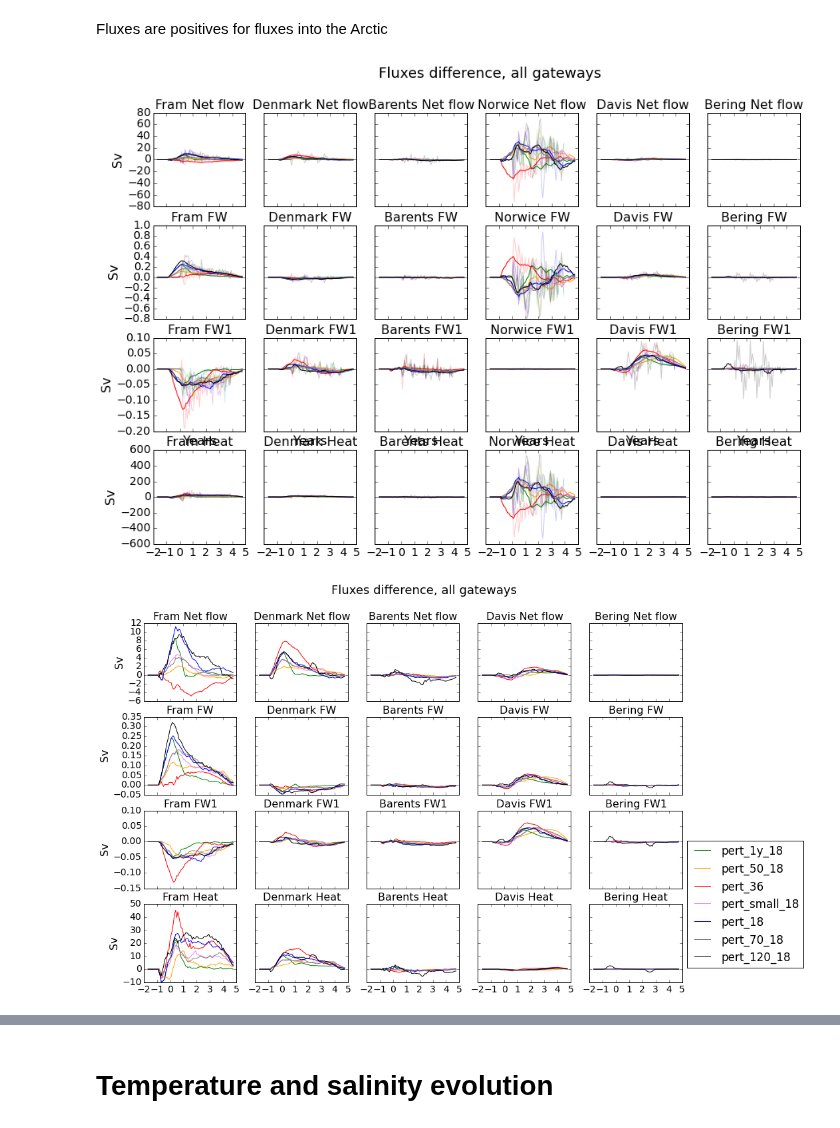
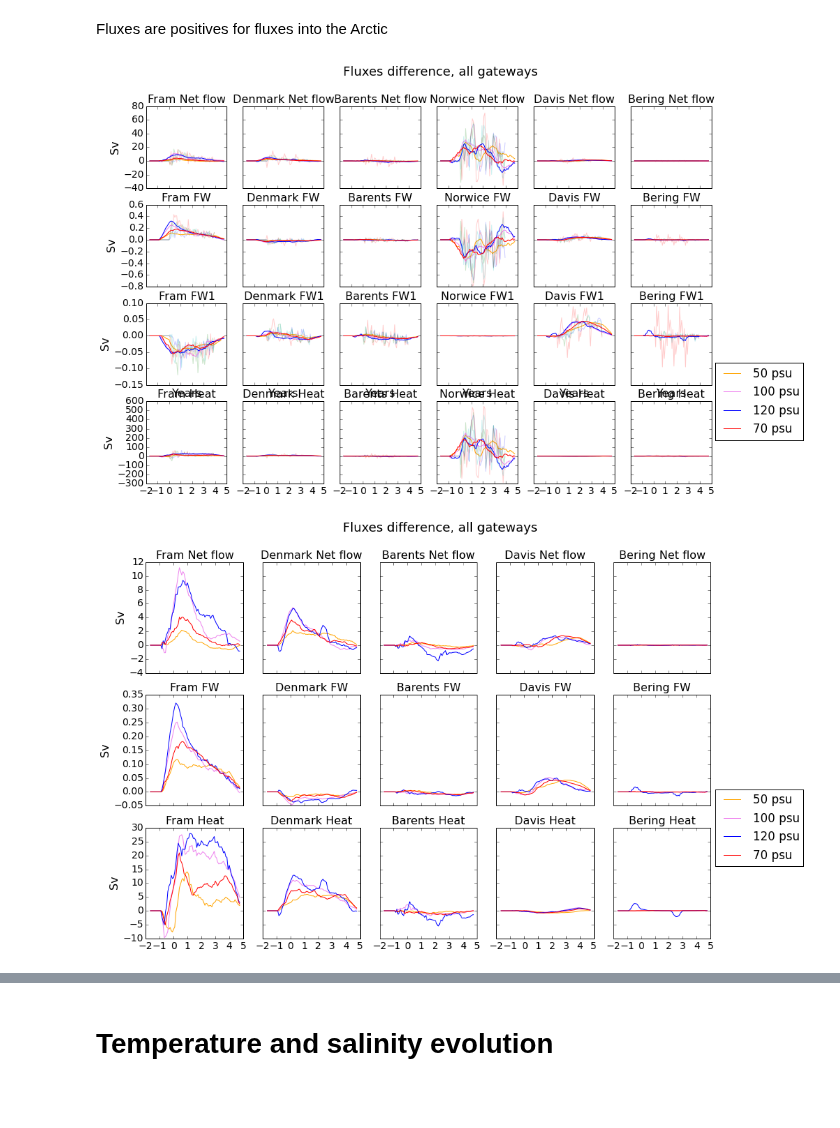
Before and after one commit to AlessandroMozzato/notebooks, a Jupyter notebook: Perturbation-comparison.ipynb, the cells around one changed output, grey strips where cells are left out. Saved outputs shown, nothing was run; the diff lists cells and outputs as text; code cells hidden in the pictures; blank space fills up the shorter version.

```diff
--- a/Perturbation-comparison.ipynb
+++ b/Perturbation-comparison.ipynb
@@ -354,5 +363,11 @@ pert_dic = {"pert_18" : {"const" : pert_const_18, "bench" : pert_bench_18} ,\
             "pert_small_18" : {"const" : pert_small_18, "bench" : pert_bench_18}}
 pert_col = {"pert_18" : 'blue' , 'pert_36' : 'red', 'pert_1y_18' : 'green', "pert_50_18" : 'orange' , \
             "pert_70_18" : 'grey' , "pert_120_18" : 'black', "pert_small_18" : 'violet'}
+# %%
+pert_conc = {"100 psu" : {"const" : pert_const_18, "bench" : pert_bench_18} ,\
+           "50 psu" : {"const" : pert_50_18, "bench" : pert_bench_18},\
+           "70 psu" : {"const" : pert_70_18, "bench" : pert_bench_18},\
+           "120 psu" : {"const" : pert_120_18, "bench" : pert_bench_18},}
+pert_conc_col = { "120 psu" : 'blue', "100 psu" : 'violet' , "70 psu" : 'red', "50 psu" : 'orange'}
 # %%
 # Plot sea surface elevation per regions
@@ -436,7 +462,7 @@ Most of the flux seems to go through Fram strait, very little through Barents st
 # %% [markdown]
 Fluxes are positives for fluxes into the Arctic
 # %%
-def plot_flux_total_diff(dic):
+def plot_flux_total_diff(dic,col_dic):
     # this function is meant to plot monitor variables
     fluxes = ['FluxSum','FluxSumFW','FluxSumFW1','FluxSumT']#
     variables = ['Fram','Denmark','Barents','Norwice','Davis','Bering']
@@ -444,41 +470,42 @@ def plot_flux_total_diff(dic):
     flux_titles = {'FluxSumFW' : 'FW','FluxSumFW1' : 'FW1','FluxSumS' : 'S', 'FluxSumT':'Heat', \
                    'FluxInSum' : 'Inflow','FluxOutSum' : 'Outflow' , 'FluxSum' : 'Net flow'}
     var_titles = {'Fram' : 'Fram' , 'Fram1' : 'Fram' , 'Fram2' : 'Fram' ,
                   'Davis': 'Davis' , 'Davis1': 'Davis' , 'Davis2': 'Davis',
                  'Denmark' : 'Denmark' , 'Bering' : 'Bering' , 'Norwice' : 'Norwice' ,'Norwice2' : 'Norwice2' ,
                  'Barents' : 'Barents' , 'Barents1' : 'Barents' , 'Barents2' : 'Barents'}
 
     iniz = 40
     fig, axes = plt.subplots(len(fluxes),len(variables),sharex=True,sharey='row')
     for el in dic:
         data_pert = dic[el]["const"] ; data_diff = dic[el]["bench"]
         ax_ind = 0
         for flux in fluxes:
             for var in variables:
                 data = data_pert.fluxes[var][flux]-data_diff.fluxes[var][flux]
                 axes.flat[ax_ind].plot(data_diff.years[iniz:-12]-5,data[iniz:-12],alpha=0.2)
                 axes.flat[ax_ind].plot(data_diff.years[iniz:-2]-5,runningMeanFast(data,12)[iniz:-2],\
-                                       color=pert_col[el])
+                                       color=col_dic[el],label=el)
                 axes.flat[ax_ind].set_title(var + flux ,fontsize=16)
                 if ax_ind%len(variables)==0:
                     axes.flat[ax_ind].set_ylabel('Sv',fontsize=16)
                 if ax_ind/len(variables)==2:
                     axes.flat[ax_ind].set_xlabel('Years',fontsize=16)
                 axes.flat[ax_ind].set_title(var_titles[var]+' '+flux_titles[flux],fontsize=16)
                 axes.flat[ax_ind].tick_params(axis='both', which='major', labelsize=14)
                 ax_ind += 1
         plt.legend(bbox_to_anchor=(1.05, 1), loc=6, borderaxespad=0.)
     fig.subplots_adjust(right=2.,top=2.)
     fig.suptitle("Fluxes difference, all gateways",x=1.1,y=2.2,fontsize=18)
-    fig.savefig('/noc/users/am8e13/Figures/mixpert_flows_allgate',dpi=dpires, bbox_inches='tight')
+    #fig.savefig('/noc/users/am8e13/Figures/mixpert_flows_allgate',dpi=dpires, bbox_inches='tight')
 
-plot_flux_total_diff(pert_dic)
+#plot_flux_total_diff(pert_dic,pert_col)
+plot_flux_total_diff(pert_conc,pert_conc_col)
 # %% [output]
-[figure, old version]
+[figure, new version]
 # %%
-def plot_flux_total_diff(dic):
+def plot_flux_total_diff(dic,col_dic):
     # this function is meant to plot monitor variables
-    fluxes = ['FluxSum','FluxSumFW','FluxSumFW1','FluxSumT']#
+    fluxes = ['FluxSum','FluxSumFW','FluxSumT']#
     variables = ['Fram','Denmark','Barents','Davis','Bering']
     #variables = ['Fram','Denmark']
     flux_titles = {'FluxSumFW' : 'FW','FluxSumFW1' : 'FW1','FluxSumS' : 'S', 'FluxSumT':'Heat', \
@@ -489,7 +516,6 @@ def plot_flux_total_diff(dic):
                  'Barents' : 'Barents' , 'Barents1' : 'Barents' , 'Barents2' : 'Barents'}
 
     iniz = 40
-    col_dic = {36 : 'blue' , 18 : 'orange' , 9 : 'green'}
     fig, axes = plt.subplots(len(fluxes),len(variables),sharex=True,sharey='row')
     for el in dic:
         data_pert = dic[el]["const"] ; data_diff = dic[el]["bench"]
@@ -497,24 +523,22 @@ def plot_flux_total_diff(dic):
         for flux in fluxes:
             for var in variables:
                 data = data_pert.fluxes[var][flux]-data_diff.fluxes[var][flux]
-                #axes.flat[ax_ind].plot(data_pert.years[iniz:-12]-5,data[iniz:-12],alpha=0.2)
                 axes.flat[ax_ind].plot(data_diff.years[iniz:-2]-5,runningMeanFast(data,12)[iniz:-2],\
-                                       color=pert_col[el],label=el)
+                                       color=col_dic[el],label=el)
                 axes.flat[ax_ind].set_title(var + flux ,fontsize=16)
                 if ax_ind%len(variables)==0:
                     axes.flat[ax_ind].set_ylabel('Sv',fontsize=16)
-                #if ax_ind/len(variables)==2:
-                    #axes.flat[ax_ind].set_xlabel('Years',fontsize=16)
                 axes.flat[ax_ind].set_title(var_titles[var]+' '+flux_titles[flux],fontsize=16)
                 axes.flat[ax_ind].tick_params(axis='both', which='major', labelsize=14)
                 ax_ind += 1
         plt.legend(bbox_to_anchor=(1.05, 1), loc=6, borderaxespad=0.)
     fig.subplots_adjust(right=2.,top=2.)
     fig.suptitle("Fluxes difference, all gateways",x=1.1,y=2.2,fontsize=18)
-    fig.savefig('/noc/users/am8e13/Figures/mixpert_flows_allgate',dpi=dpires, bbox_inches='tight')
+    #fig.savefig('/noc/users/am8e13/Figures/mixpert_flows_allgate',dpi=dpires, bbox_inches='tight')
 
-plot_flux_total_diff(pert_dic)
+#plot_flux_total_diff(pert_dic,pert_col)
+plot_flux_total_diff(pert_conc,pert_conc_col)
 # %% [output]
-[figure, old version]
+[figure, new version]
 # %%
 # plot layers
```
Also changed, not shown: parts of 25 cells of this notebook, 1 other file.
